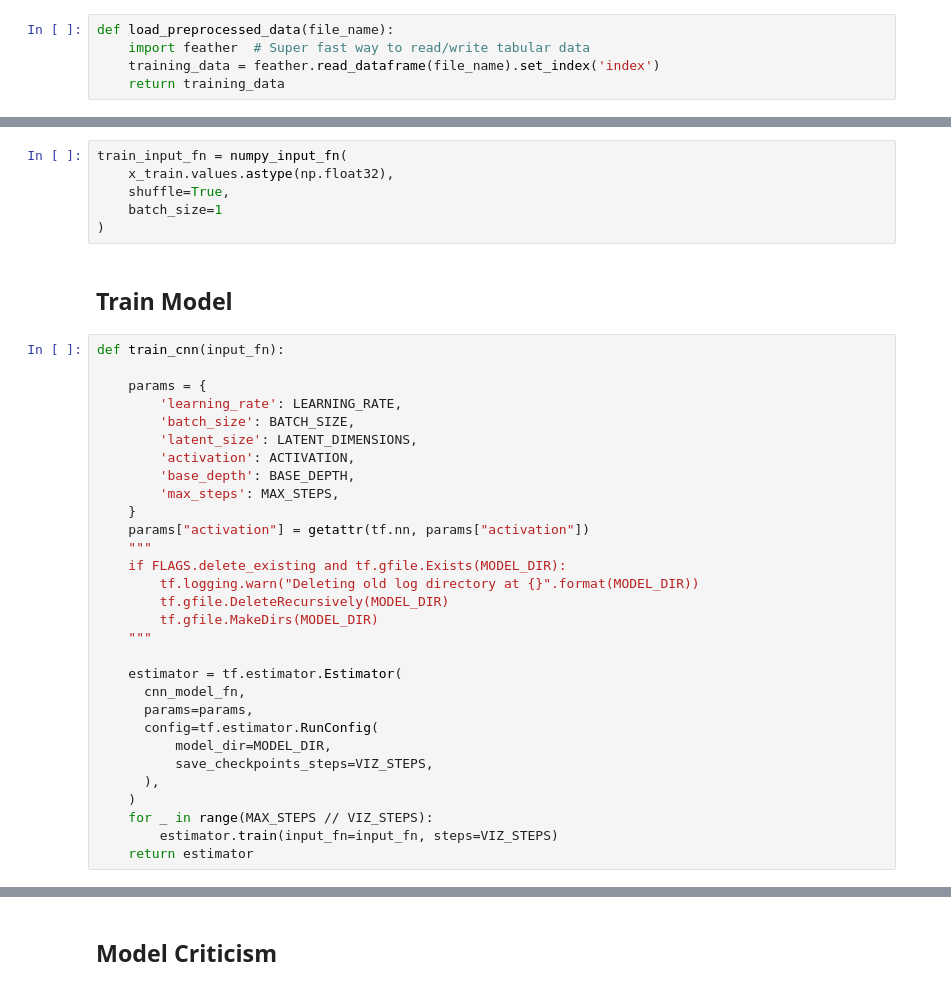
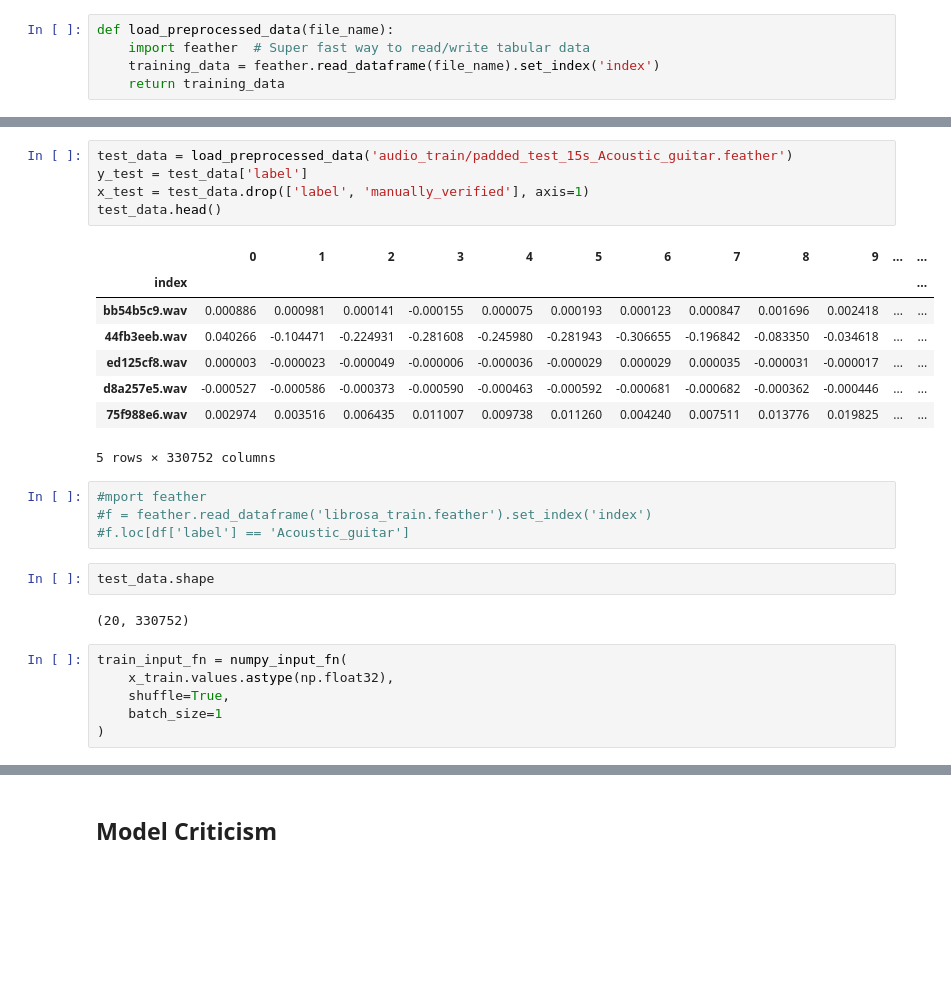
Before and after one commit to asudomoeva/Audio-Tagging, a Jupyter notebook: Audio-Tagging-VAE.ipynb, the cells around one changed output, grey strips where cells are left out. Cells and saved outputs as stored; diff of their text form; blank space fills up the shorter version.

```diff
--- a/Audio-Tagging-VAE.ipynb
+++ b/Audio-Tagging-VAE.ipynb
@@ -257,38 +346,28 @@ data.head()
+# %%
+test_data = load_preprocessed_data('audio_train/padded_test_15s_Acoustic_guitar.feather')
+y_test = test_data['label']
+x_test = test_data.drop(['label', 'manually_verified'], axis=1)
+test_data.head()
+# %% [output]
+|  | 0 | 1 | 2 | 3 | 4 | 5 | 6 | 7 | 8 | 9 | ... | ... |
+| index |  |  |  |  |  |  |  |  |  |  |  | ... |
+| bb54b5c9.wav | 0.000886 | 0.000981 | 0.000141 | -0.000155 | 0.000075 | 0.000193 | 0.000123 | 0.000847 | 0.001696 | 0.002418 | ... | ... |
+| 44fb3eeb.wav | 0.040266 | -0.104471 | -0.224931 | -0.281608 | -0.245980 | -0.281943 | -0.306655 | -0.196842 | -0.083350 | -0.034618 | ... | ... |
+| ed125cf8.wav | 0.000003 | -0.000023 | -0.000049 | -0.000006 | -0.000036 | -0.000029 | 0.000029 | 0.000035 | -0.000031 | -0.000017 | ... | ... |
+| d8a257e5.wav | -0.000527 | -0.000586 | -0.000373 | -0.000590 | -0.000463 | -0.000592 | -0.000681 | -0.000682 | -0.000362 | -0.000446 | ... | ... |
+| 75f988e6.wav | 0.002974 | 0.003516 | 0.006435 | 0.011007 | 0.009738 | 0.011260 | 0.004240 | 0.007511 | 0.013776 | 0.019825 | ... | ... |
+5 rows × 330752 columns
+# %%
+#mport feather
+#f = feather.read_dataframe('librosa_train.feather').set_index('index')
+#f.loc[df['label'] == 'Acoustic_guitar']
+# %%
+test_data.shape
+# %% [output]
+(20, 330752)
 # %%
 train_input_fn = numpy_input_fn(
     x_train.values.astype(np.float32),
     shuffle=True,
     batch_size=1
 )
-# %% [markdown]
-## Train Model
-# %%
-def train_cnn(input_fn):
-
-    params = {
-        'learning_rate': LEARNING_RATE,
-        'batch_size': BATCH_SIZE,
-        'latent_size': LATENT_DIMENSIONS,
-        'activation': ACTIVATION,
-        'base_depth': BASE_DEPTH,
-        'max_steps': MAX_STEPS,
-    }
-    params["activation"] = getattr(tf.nn, params["activation"])
-    """
-    if FLAGS.delete_existing and tf.gfile.Exists(MODEL_DIR):
-        tf.logging.warn("Deleting old log directory at {}".format(MODEL_DIR))
-        tf.gfile.DeleteRecursively(MODEL_DIR)
-        tf.gfile.MakeDirs(MODEL_DIR)
-    """
-
-    estimator = tf.estimator.Estimator(
-      cnn_model_fn,
-      params=params,
-      config=tf.estimator.RunConfig(
-          model_dir=MODEL_DIR,
-          save_checkpoints_steps=VIZ_STEPS,
-      ),
-    )
-    for _ in range(MAX_STEPS // VIZ_STEPS):
-        estimator.train(input_fn=input_fn, steps=VIZ_STEPS)
-    return estimator
```
Also changed, not shown: parts of 21 cells of this notebook.
